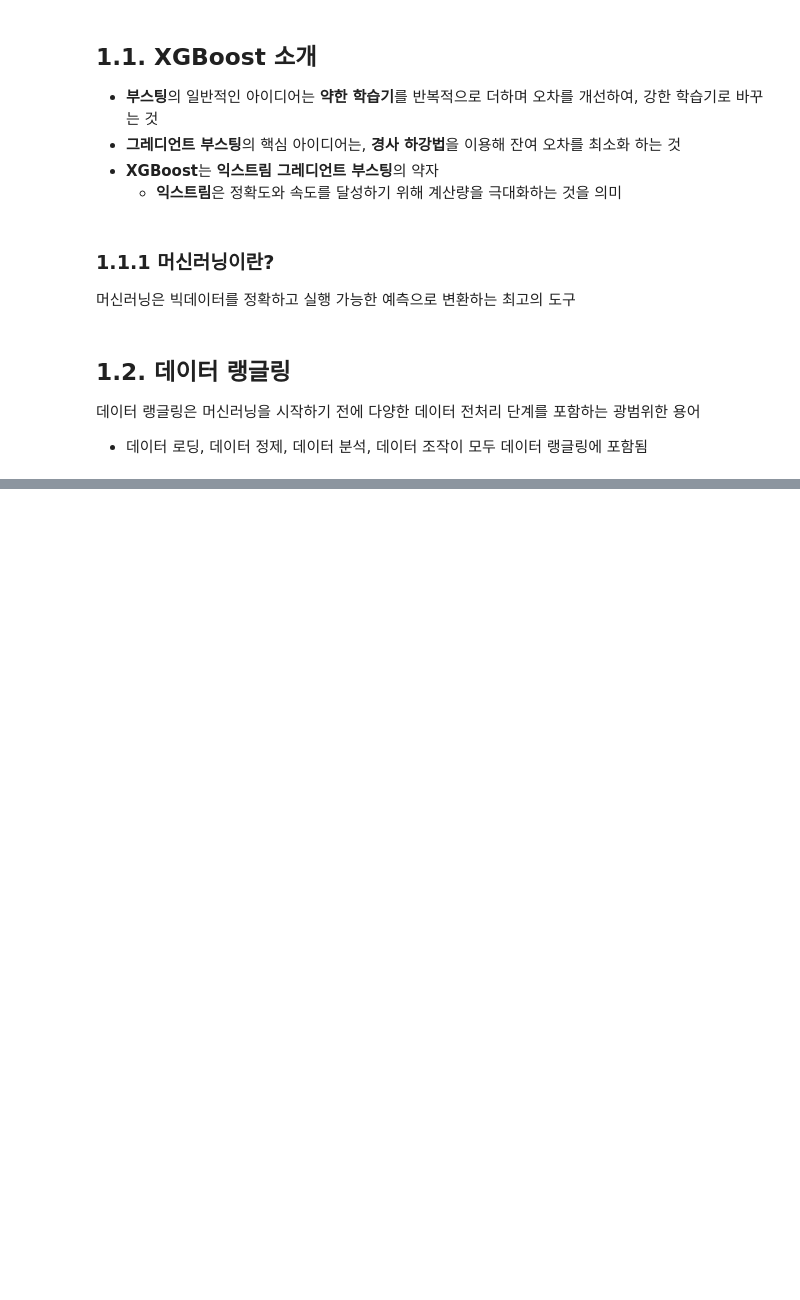
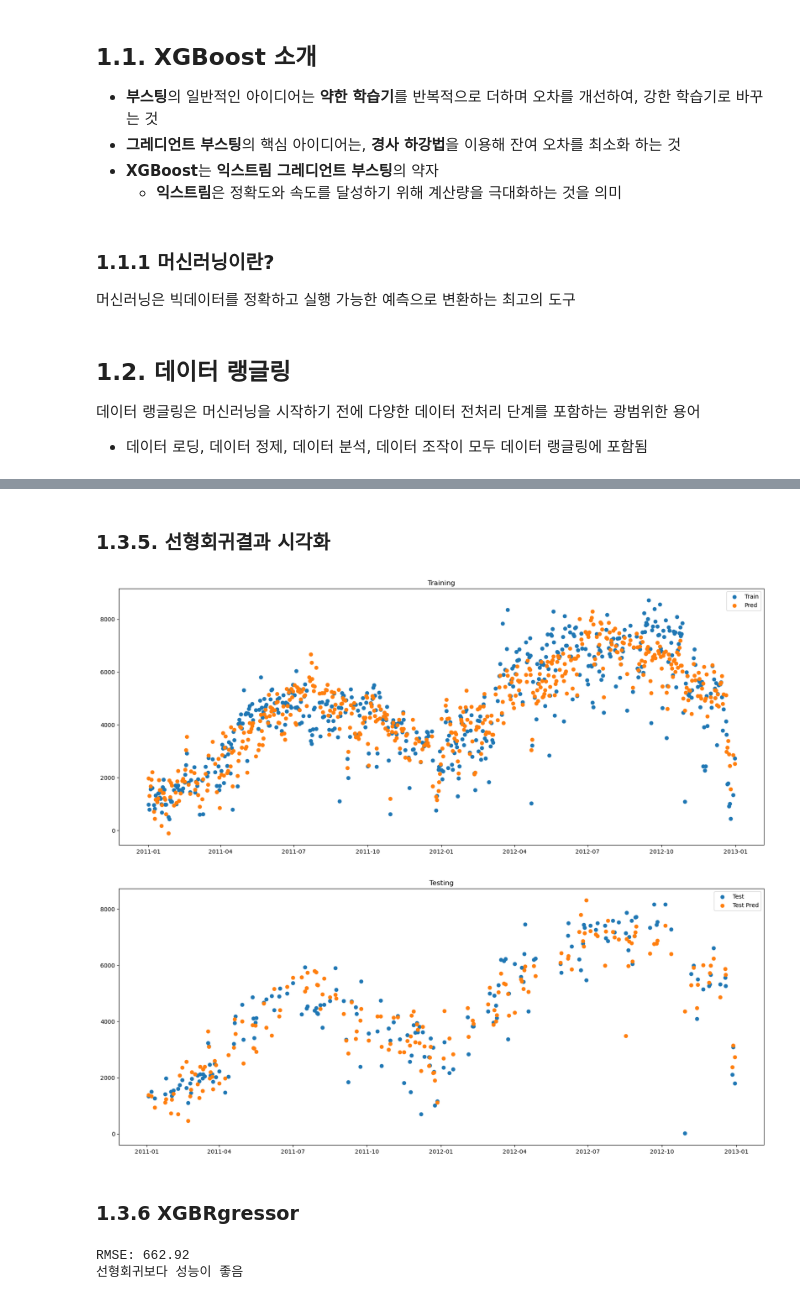
Before and after one commit to jisy2718/ML, a Jupyter notebook: xgboost/Ch01_머신러닝개요/Ch01.머신러닝개요.ipynb, the cells around one changed output, grey strips where cells are left out. Cells and saved outputs as stored; diff of their text form; code cells hidden in the pictures; blank space fills up the shorter version.

```diff
--- a/xgboost/Ch01_머신러닝개요/Ch01.머신러닝개요.ipynb
+++ b/xgboost/Ch01_머신러닝개요/Ch01.머신러닝개요.ipynb
@@ -24,0 +285,27 @@
+# %%
+# LinearRegression 클래스를 임포트합니다.
+from sklearn.linear_model import LinearRegression
+
+# LinearRegression 모델 객체를 만듭니다.
+lin_reg = LinearRegression()
+
+# 훈련 데이터로 lin_reg 객체를 훈련합니다.
+lin_reg.fit(X_train, y_train)
+
+# lin_reg 객체를 사용해 X_test에 대한 예측값을 만듭니다.
+y_pred = lin_reg.predict(X_test)
+
+# mean_squared_error 함수를 임포트합니다.
+from sklearn.metrics import mean_squared_error
+
+# numpy를 임포트합니다.
+import numpy as np
+
+# mean_squared_error 함수로 평균 제곱 오차를 계산합니다.
+mse = mean_squared_error(y_test, y_pred)
+
+# 평균 제곱근 오차를 계산합니다.
+rmse = np.sqrt(mse)
+
+# 평균 제곱근 오차를 출력합니다.
+print("RMSE: %0.2f" % (rmse))
@@ -24,0 +326,48 @@
+# %% [markdown]
+### 1.3.5. 선형회귀결과 시각화
+# %%
+import matplotlib.pyplot as plt
+plt.figure(figsize=(20,8))
+plt.title('Training')
+plt.scatter(df_bikes.loc[X_train.index,'dteday'], y_train, label='Train')
+plt.scatter(df_bikes.loc[X_train.index,'dteday'], lin_reg.predict(X_train), label='Pred')
+plt.legend()
+
+plt.figure(figsize=(20,8))
+plt.title('Testing')
+plt.scatter(df_bikes.loc[X_test.index,'dteday'], y_test, label='Test')
+plt.scatter(df_bikes.loc[X_test.index,'dteday'], lin_reg.predict(X_test), label='Test Pred')
+plt.legend()
+
+
+plt.show()
+# %% [output]
+[figure, added]
+[figure, added]
+# %% [markdown]
+### 1.3.6 XGBRgressor
+# %%
+# XGBRegressor를 임포트합니다.
+from xgboost import XGBRegressor
+
+# XGBRegressor의 객체 xg_reg를 만듭니다.
+xg_reg = XGBRegressor()
+
+# 훈련 데이터로 xg_reg 객체를 훈련합니다.
+xg_reg.fit(X_train, y_train)
+
+# 테스트 세트의 레이블을 예측합니다.
+y_pred = xg_reg.predict(X_test)
+
+# 평균 제곱 오차를 계산합니다.
+mse = mean_squared_error(y_test, y_pred)
+
+# 평균 제곱근 오차를 계산합니다.
+rmse = np.sqrt(mse)
+
+# 평균 제곱근 오차를 출력합니다.
+print("RMSE: %0.2f" % (rmse))
+print('선형회귀보다 성능이 좋음')
+# %% [output]
+RMSE: 662.92
+선형회귀보다 성능이 좋음
```
Also changed, not shown: parts of 62 cells of this notebook, 2 other files.
